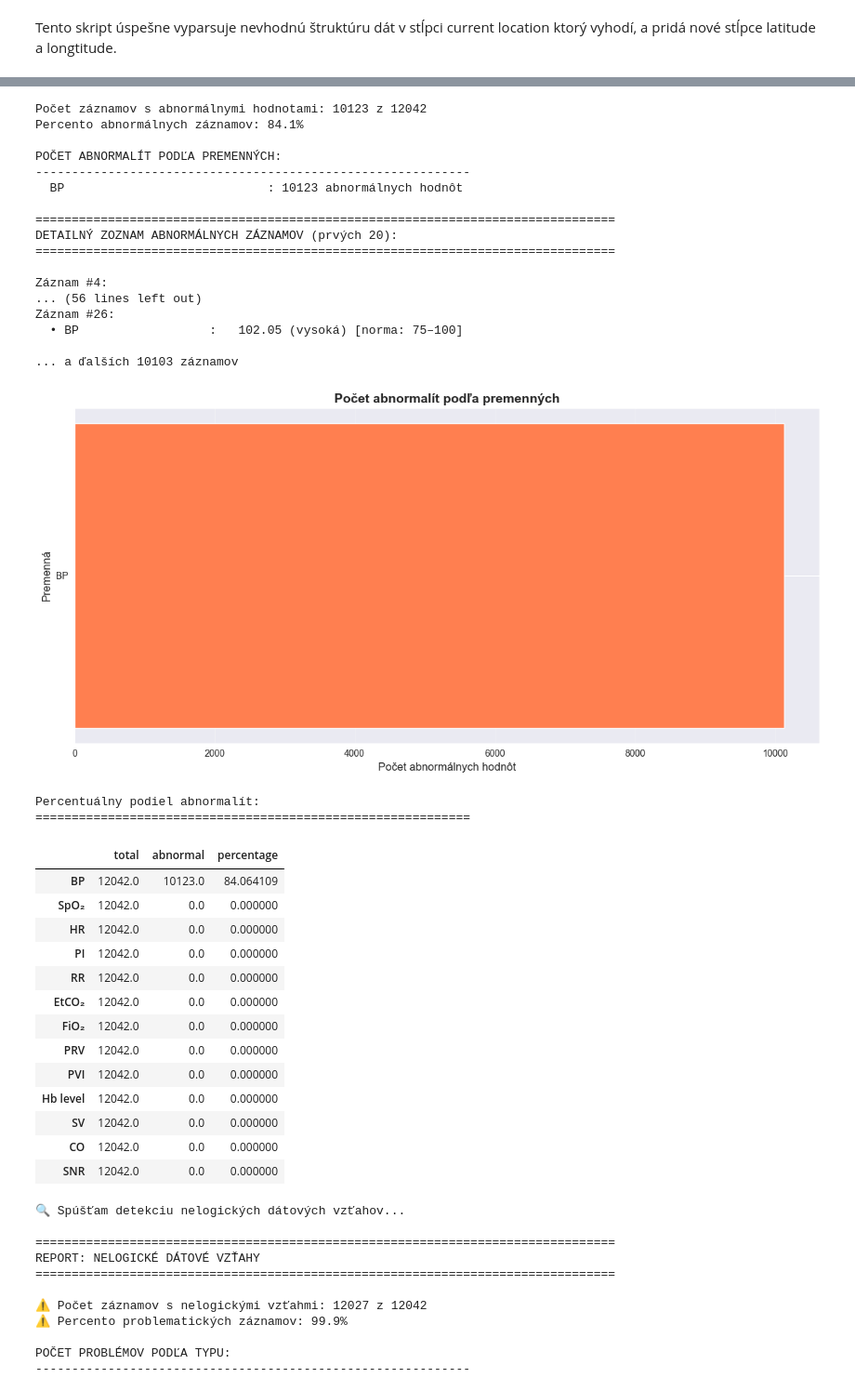
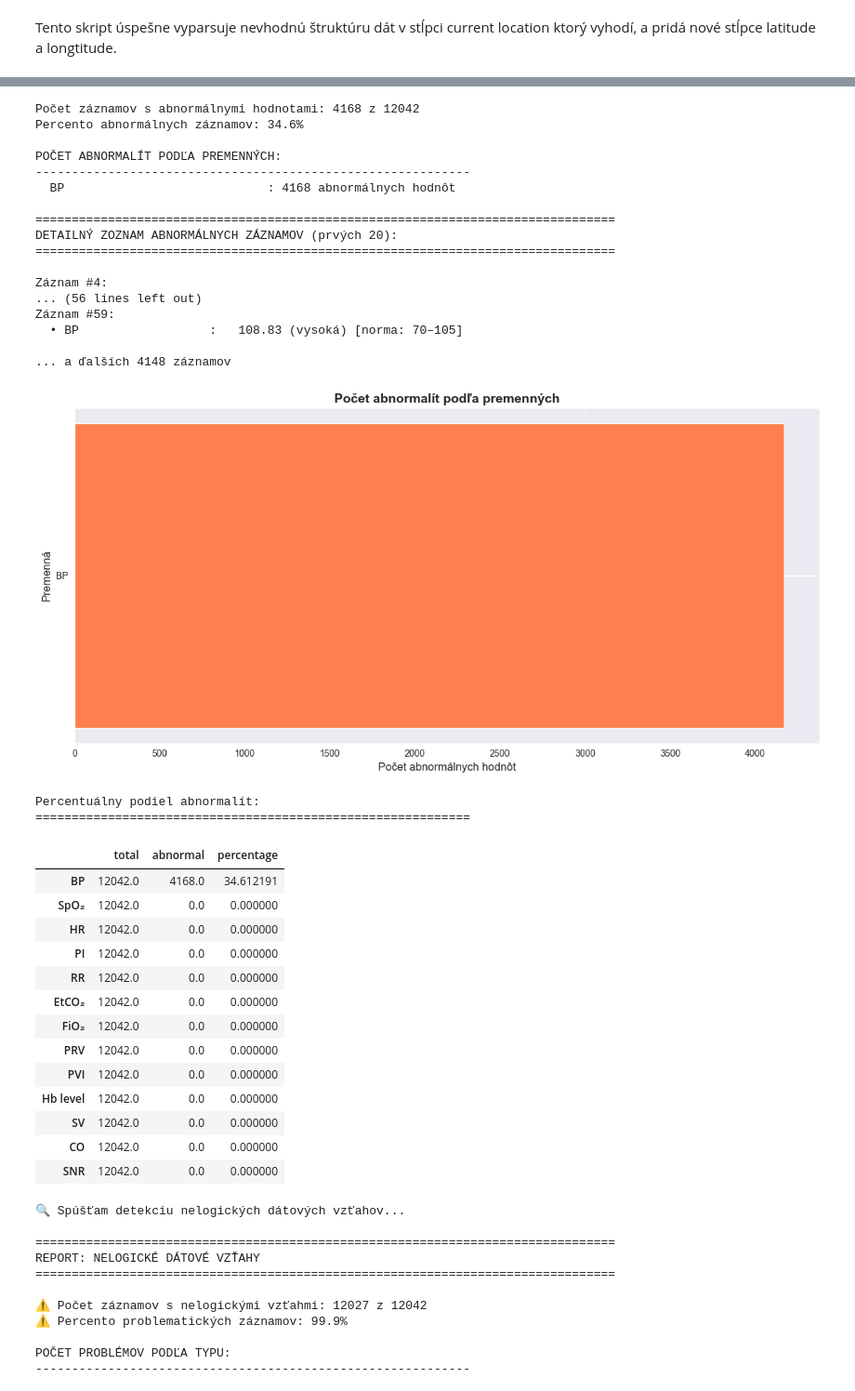
Before and after one commit to AdrianMaslak/IAU_2025, a Jupyter notebook: 1_phase/1-2_maslak_bugaj.ipynb, the cells around one changed output, grey strips where cells are left out. Shown: that part at 93% size. Cells and saved outputs as stored; diff of their text form; code cells hidden in the pictures.

```diff
--- a/1_phase/1-2_maslak_bugaj.ipynb
+++ b/1_phase/1-2_maslak_bugaj.ipynb
@@ -223,7 +223,7 @@ normal_ranges = {
     'EtCO₂': (35, 45),
     'FiO₂': (21, 100),
     'PRV': (20, 200),
-    'BP': (75, 100),  # Mean Arterial Pressure (MAP)
+    'BP': (70, 105),  # Mean Arterial Pressure (MAP)
     'Skin_Temperature': (33, 38),
     'PVI': (10, 20),
     'Hb level': (12, 18),
@@ -323,44 +323,44 @@ if abnormal_records:
     var_stats = {}
     for var in normal_ranges.keys():
         if var in observation_df.columns:
             total = observation_df[var].notna().sum()
             abnormal = var_count.get(var, 0)
             if total > 0:
                 var_stats[var] = {
                     'total': total,
                     'abnormal': abnormal,
                     'percentage': (abnormal / total) * 100
                 }
 
     stats_df = pd.DataFrame(var_stats).T
     stats_df = stats_df.sort_values('percentage', ascending=False)
 
     print("\nPercentuálny podiel abnormalít:")
     print("="*60)
     display(stats_df)
 # %% [output]
-Počet záznamov s abnormálnymi hodnotami: 10123 z 12042
-Percento abnormálnych záznamov: 84.1%
+Počet záznamov s abnormálnymi hodnotami: 4168 z 12042
+Percento abnormálnych záznamov: 34.6%
 
 POČET ABNORMALÍT PODĽA PREMENNÝCH:
 ------------------------------------------------------------
-  BP                            : 10123 abnormálnych hodnôt
+  BP                            : 4168 abnormálnych hodnôt
 
 ================================================================================
 DETAILNÝ ZOZNAM ABNORMÁLNYCH ZÁZNAMOV (prvých 20):
 ================================================================================
 
 Záznam #4:
 ... (56 lines left out)
-Záznam #26:
-  • BP                  :   102.05 (vysoká) [norma: 75–100]
+Záznam #59:
+  • BP                  :   108.83 (vysoká) [norma: 70–105]
 
-... a ďalších 10103 záznamov
+... a ďalších 4148 záznamov
-[figure, old version]
+[figure, new version]
 Percentuálny podiel abnormalít:
 ============================================================
 |  | total | abnormal | percentage |
-| BP | 12042.0 | 10123.0 | 84.064109 |
+| BP | 12042.0 | 4168.0 | 34.612191 |
 | SpO₂ | 12042.0 | 0.0 | 0.000000 |
 | HR | 12042.0 | 0.0 | 0.000000 |
 | PI | 12042.0 | 0.0 | 0.000000 |
```
Also changed, not shown: parts of 1 cell of this notebook.
